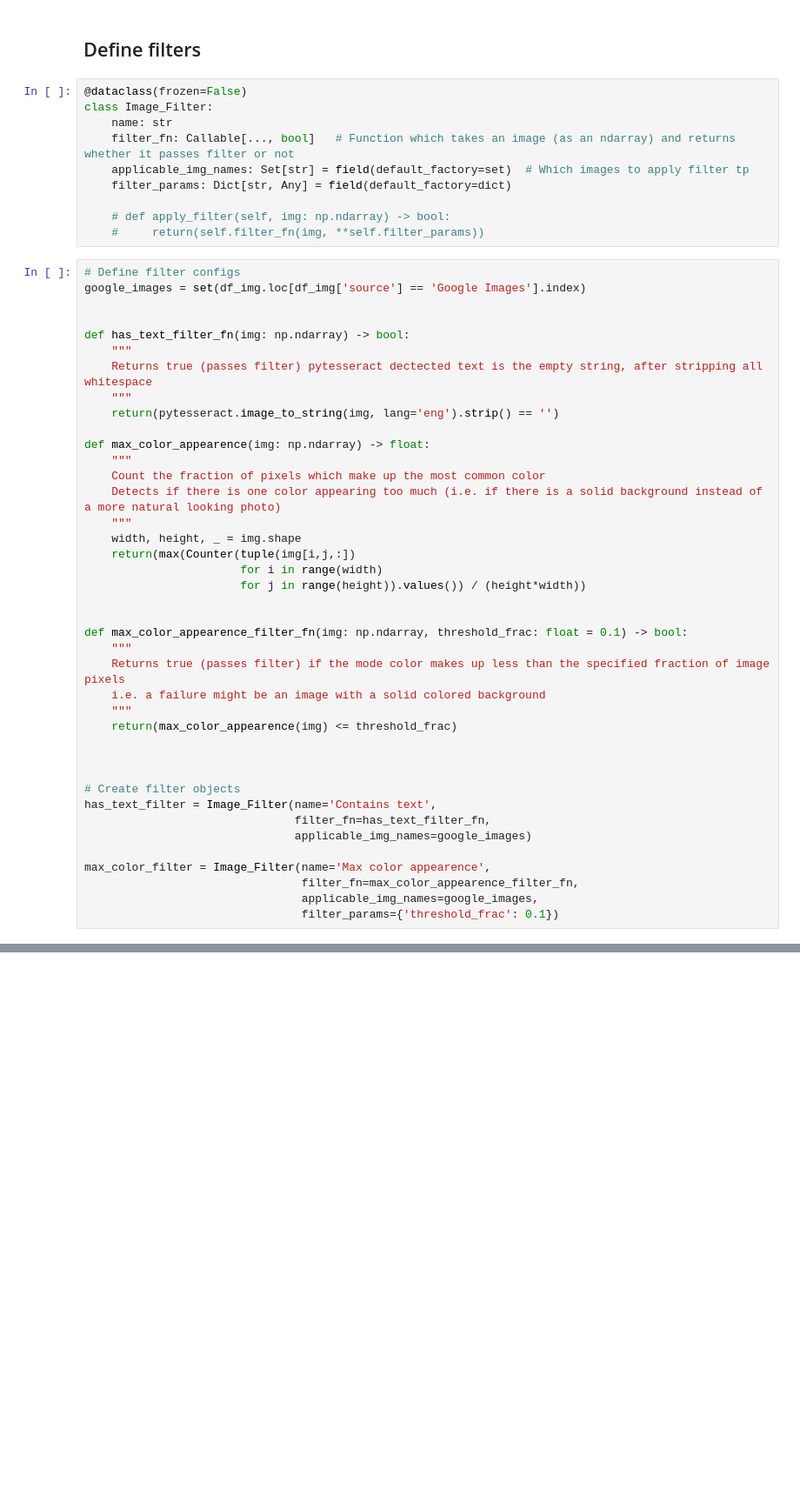
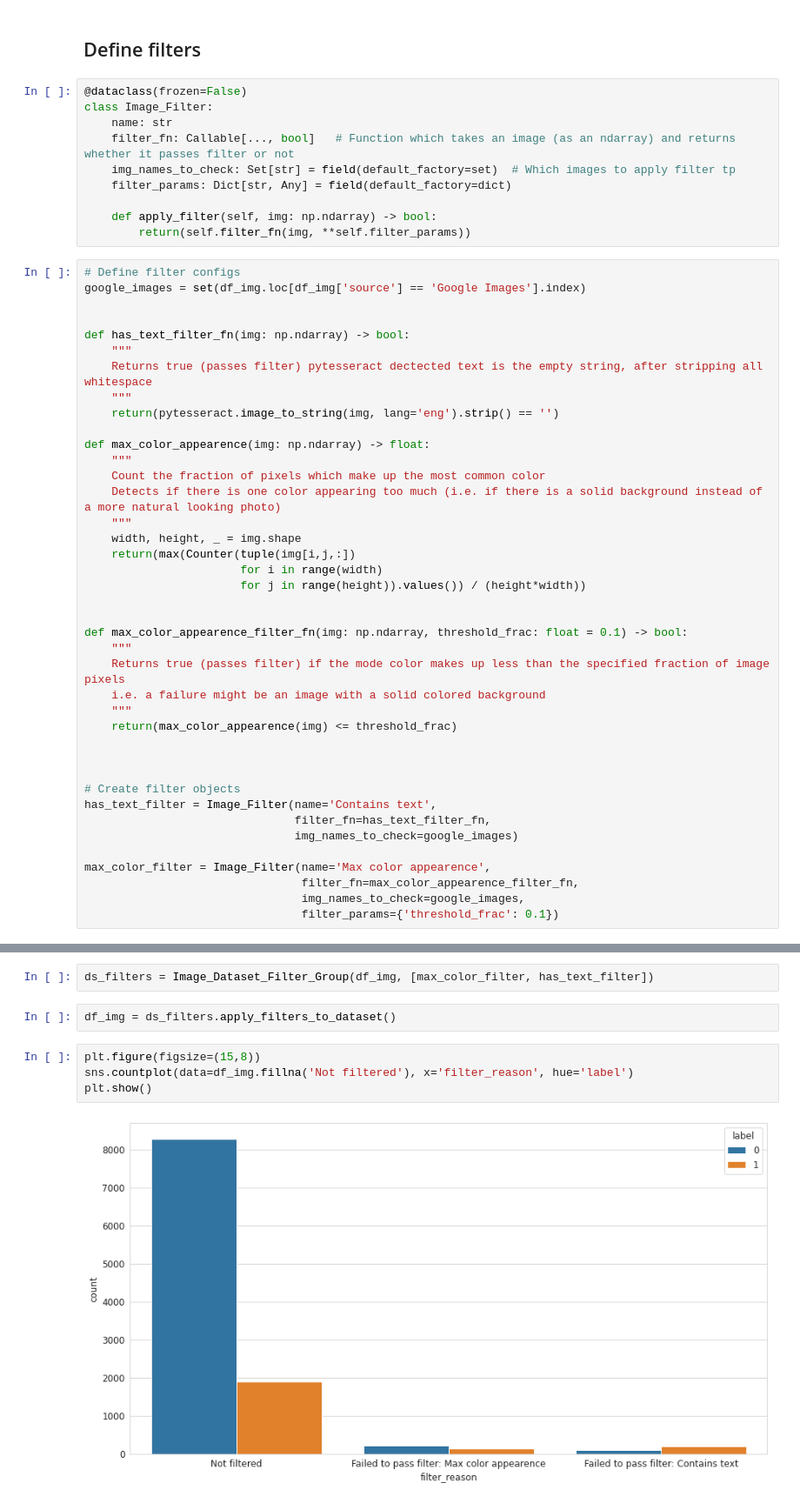
Before and after one commit to KenWronka/poison_ivy_detector, a Jupyter notebook: code/model_pipeline_v1/1.1.1-filter_bad_image_files.ipynb, the cells around one changed output, grey strips where cells are left out. Shown: that part at 87% size. Drawn from its saved outputs; the diff is of its cells as text; blank space fills up the shorter version.

Commit message:
finished filter processing notebook with new progress bar package

```diff
--- a/code/model_pipeline_v1/1.1.1-filter_bad_image_files.ipynb
+++ b/code/model_pipeline_v1/1.1.1-filter_bad_image_files.ipynb
@@ -49,11 +61,11 @@ df_img.head()
 class Image_Filter:
     name: str
     filter_fn: Callable[..., bool]   # Function which takes an image (as an ndarray) and returns whether it passes filter or not
-    applicable_img_names: Set[str] = field(default_factory=set)  # Which images to apply filter tp
+    img_names_to_check: Set[str] = field(default_factory=set)  # Which images to apply filter tp
     filter_params: Dict[str, Any] = field(default_factory=dict)
 
-    # def apply_filter(self, img: np.ndarray) -> bool:
-    #     return(self.filter_fn(img, **self.filter_params))
+    def apply_filter(self, img: np.ndarray) -> bool:
+        return(self.filter_fn(img, **self.filter_params))
 # %%
 # Define filter configs
 google_images = set(df_img.loc[df_img['source'] == 'Google Images'].index)
@@ -88,9 +100,9 @@ def max_color_appearence_filter_fn(img: np.ndarray, threshold_frac: float = 0.1)
 # Create filter objects
 has_text_filter = Image_Filter(name='Contains text',
                                filter_fn=has_text_filter_fn,
-                               applicable_img_names=google_images)
+                               img_names_to_check=google_images)
 
 max_color_filter = Image_Filter(name='Max color appearence',
                                 filter_fn=max_color_appearence_filter_fn,
-                                applicable_img_names=google_images,
+                                img_names_to_check=google_images,
                                 filter_params={'threshold_frac': 0.1})
@@ -96,0 +176,10 @@ max_color_filter = Image_Filter(name='Max color appearence',
+# %%
+ds_filters = Image_Dataset_Filter_Group(df_img, [max_color_filter, has_text_filter])
+# %%
+df_img = ds_filters.apply_filters_to_dataset()
+# %%
+plt.figure(figsize=(15,8))
+sns.countplot(data=df_img.fillna('Not filtered'), x='filter_reason', hue='label')
+plt.show()
+# %% [output]
+[figure, added]
```
Also changed, not shown: parts of 8 cells of this notebook, 2 other files.
